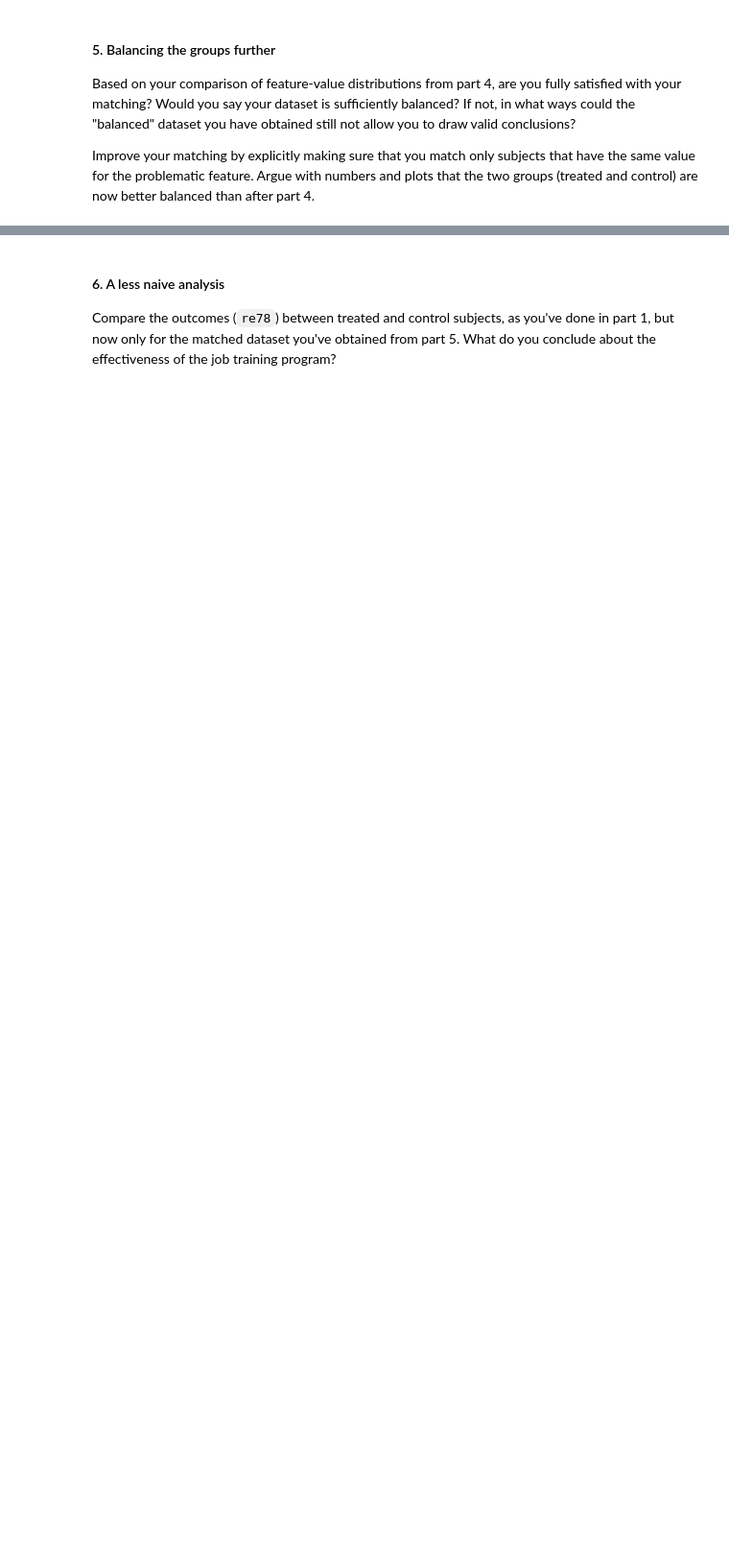
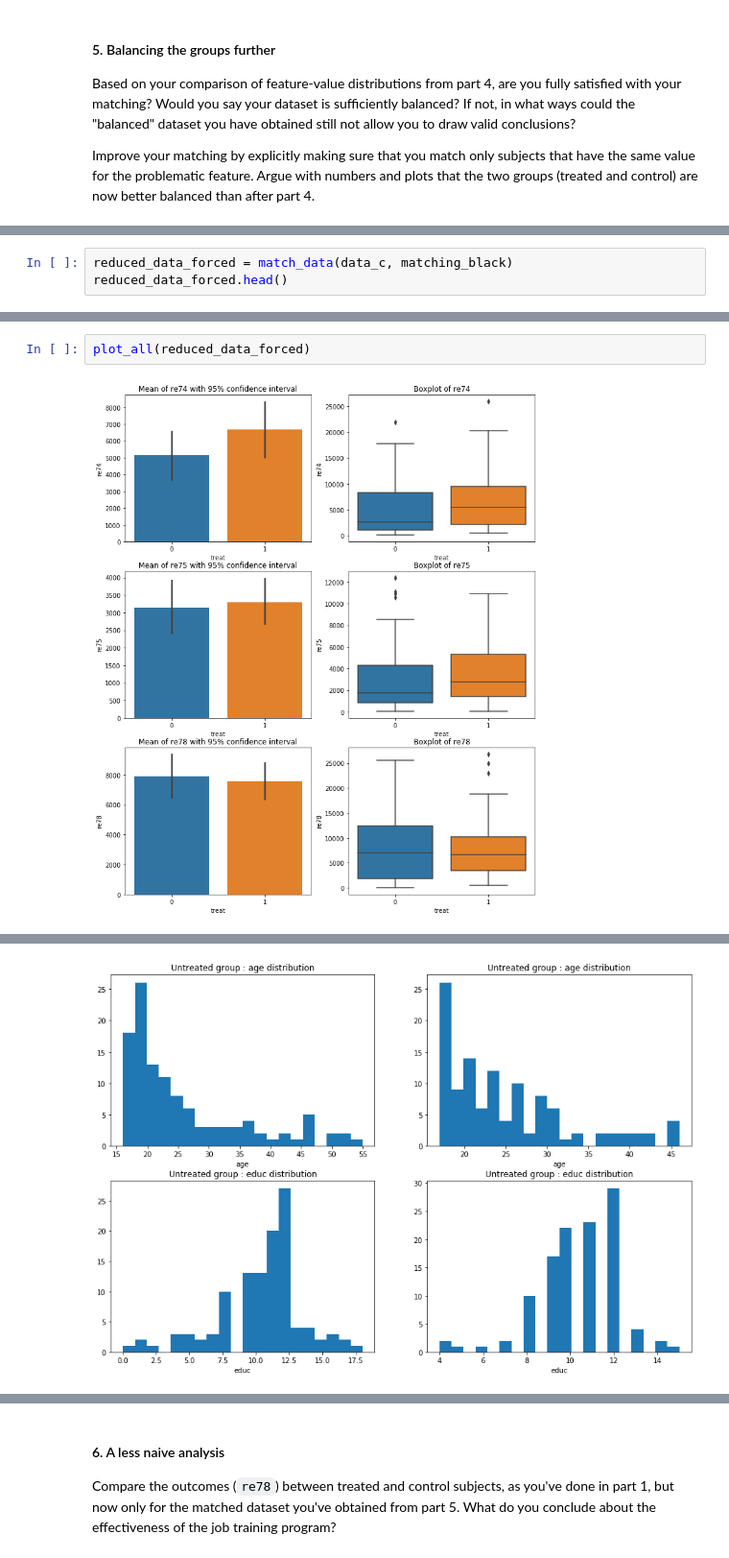
Before and after one commit to mj2905/ProjectMYP, a Jupyter notebook: HW4/Homework 4 Yves.ipynb, the cells around one changed output, grey strips where cells are left out. Shown: that part at 96% size. Cells and saved outputs as stored; diff of their text form; blank space fills up the shorter version.

```diff
--- a/HW4/Homework 4 Yves.ipynb
+++ b/HW4/Homework 4 Yves.ipynb
@@ -471,0 +475,3 @@ plot_data(reduced_data, 're78', False)
+# %%
+reduced_data_forced = match_data(data_c, matching_black)
+reduced_data_forced.head()
@@ -471,0 +486,4 @@ plot_data(reduced_data, 're78', False)
+# %%
+plot_all(reduced_data_forced)
+# %% [output]
+[figure, added]
@@ -471,0 +492 @@ plot_data(reduced_data, 're78', False)
+[figure, added]
```
Also changed, not shown: parts of 33 cells of this notebook.
